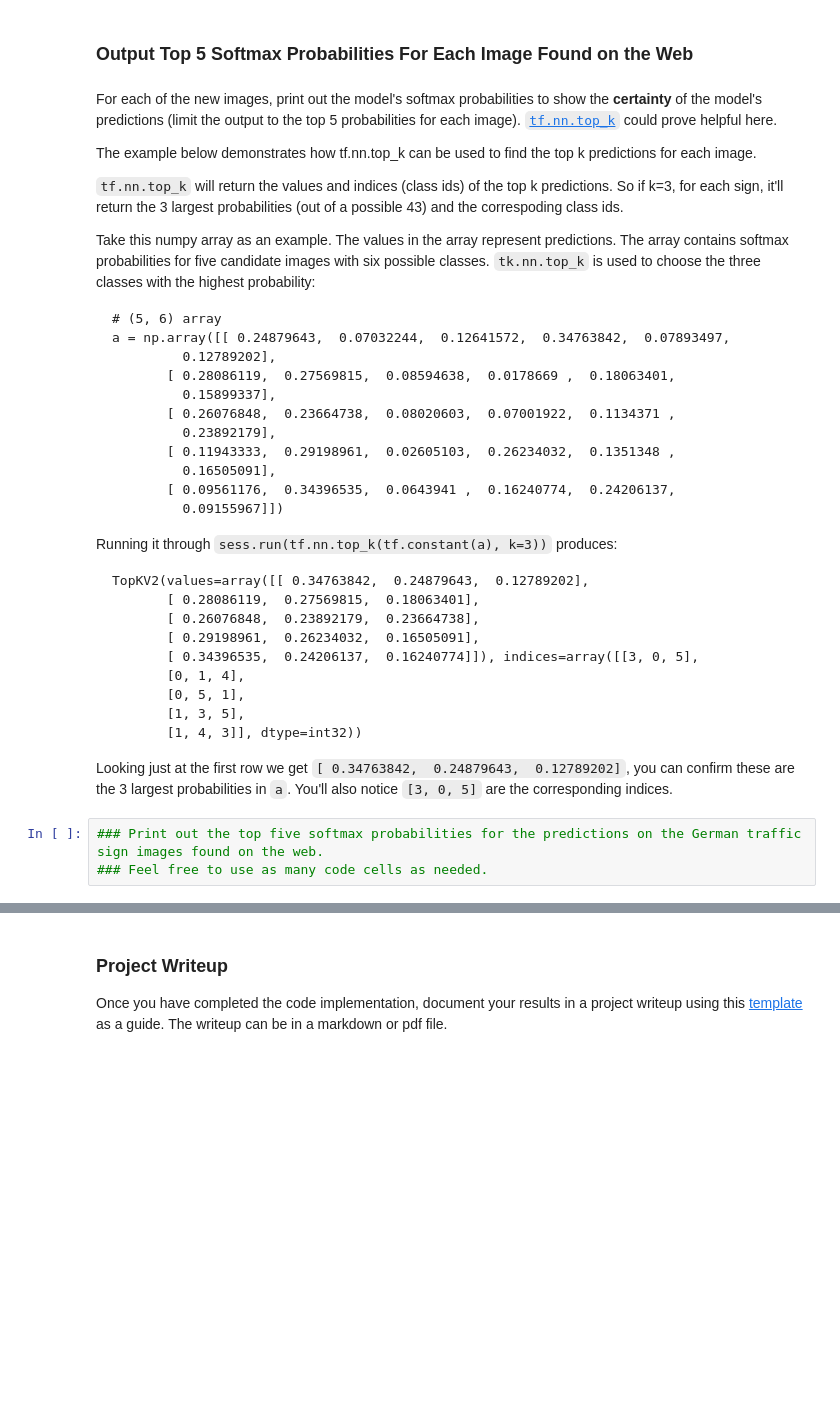
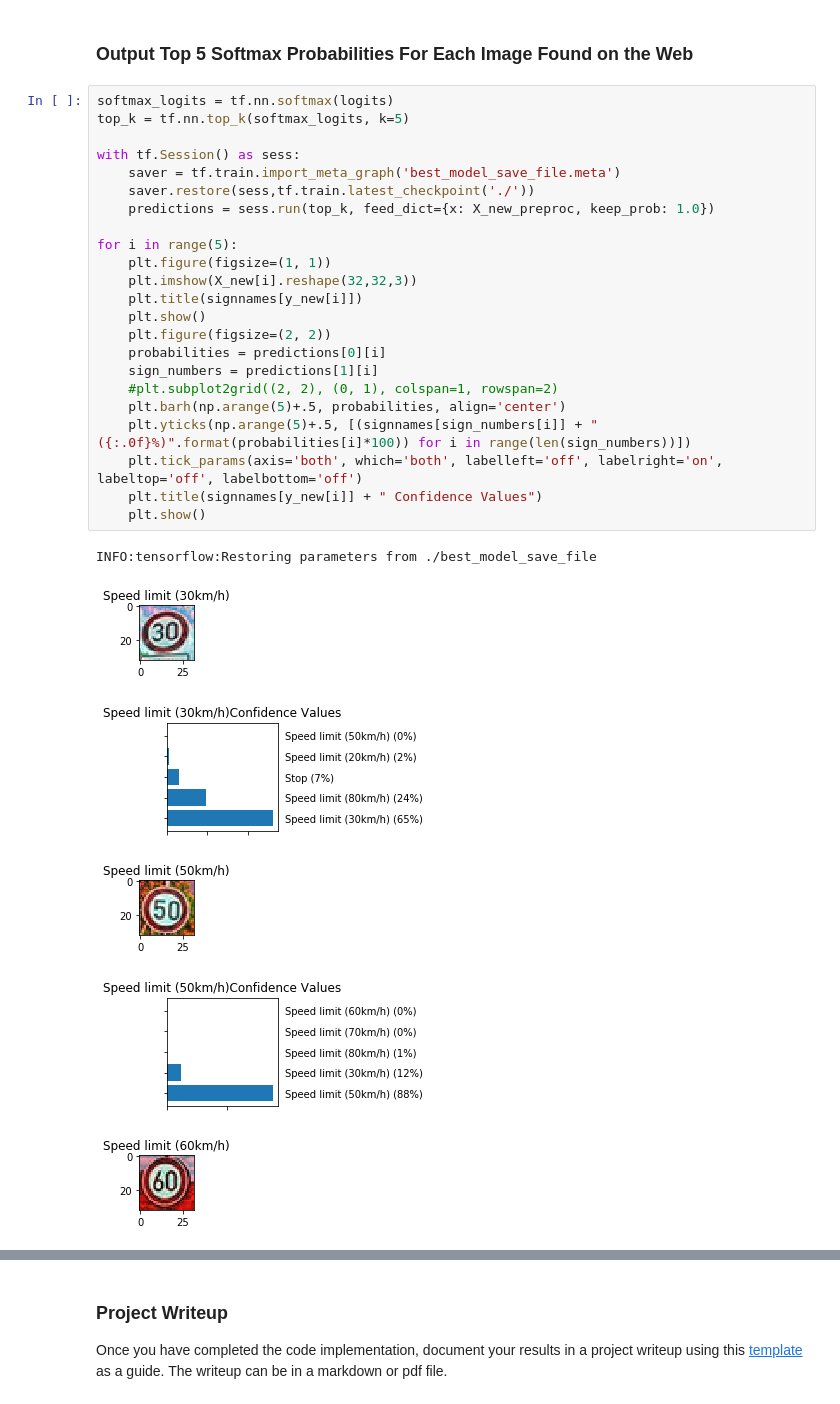
Before and after one commit to alexhagiopol/multiscale-CNN-classifier, a Jupyter notebook: Traffic_Sign_Classifier.ipynb, the cells around one changed output, grey strips where cells are left out. Cells and saved outputs as stored; diff of their text form; blank space fills up the shorter version.

````diff
--- a/Traffic_Sign_Classifier.ipynb
+++ b/Traffic_Sign_Classifier.ipynb
@@ -492,43 +495,32 @@ INFO:tensorflow:Restoring parameters from ./best_model_save_file
 # %% [markdown]
 ### Output Top 5 Softmax Probabilities For Each Image Found on the Web
-# %% [markdown]
-For each of the new images, print out the model's softmax probabilities to show the **certainty** of the model's predictions (limit the output to the top 5 probabilities for each image). [`tf.nn.top_k`](https://www.tensorflow.org/versions/r0.12/api_docs/python/nn.html#top_k) could prove helpful here.
-
-The example below demonstrates how tf.nn.top_k can be used to find the top k predictions for each image.
-
-`tf.nn.top_k` will return the values and indices (class ids) of the top k predictions. So if k=3, for each sign, it'll return the 3 largest probabilities (out of a possible 43) and the correspoding class ids.
-
-Take this numpy array as an example. The values in the array represent predictions. The array contains softmax probabilities for five candidate images with six possible classes. `tk.nn.top_k` is used to choose the three classes with the highest probability:
-
-```
-# (5, 6) array
-a = np.array([[ 0.24879643,  0.07032244,  0.12641572,  0.34763842,  0.07893497,
-         0.12789202],
-       [ 0.28086119,  0.27569815,  0.08594638,  0.0178669 ,  0.18063401,
-         0.15899337],
-       [ 0.26076848,  0.23664738,  0.08020603,  0.07001922,  0.1134371 ,
-         0.23892179],
-       [ 0.11943333,  0.29198961,  0.02605103,  0.26234032,  0.1351348 ,
-         0.16505091],
-       [ 0.09561176,  0.34396535,  0.0643941 ,  0.16240774,  0.24206137,
-         0.09155967]])
-```
-
-Running it through `sess.run(tf.nn.top_k(tf.constant(a), k=3))` produces:
-
-```
-TopKV2(values=array([[ 0.34763842,  0.24879643,  0.12789202],
-       [ 0.28086119,  0.27569815,  0.18063401],
-       [ 0.26076848,  0.23892179,  0.23664738],
-       [ 0.29198961,  0.26234032,  0.16505091],
-       [ 0.34396535,  0.24206137,  0.16240774]]), indices=array([[3, 0, 5],
-       [0, 1, 4],
-       [0, 5, 1],
-       [1, 3, 5],
-       [1, 4, 3]], dtype=int32))
-```
-
-Looking just at the first row we get `[ 0.34763842,  0.24879643,  0.12789202]`, you can confirm these are the 3 largest probabilities in `a`. You'll also notice `[3, 0, 5]` are the corresponding indices.
-# %%
-### Print out the top five softmax probabilities for the predictions on the German traffic sign images found on the web.
-### Feel free to use as many code cells as needed.
+# %%
+softmax_logits = tf.nn.softmax(logits)
+top_k = tf.nn.top_k(softmax_logits, k=5)
+
+with tf.Session() as sess:
+    saver = tf.train.import_meta_graph('best_model_save_file.meta')
+    saver.restore(sess,tf.train.latest_checkpoint('./'))
+    predictions = sess.run(top_k, feed_dict={x: X_new_preproc, keep_prob: 1.0})
+
+for i in range(5):
+    plt.figure(figsize=(1, 1))
+    plt.imshow(X_new[i].reshape(32,32,3))
+    plt.title(signnames[y_new[i]])
+    plt.show()
+    plt.figure(figsize=(2, 2))
+    probabilities = predictions[0][i]
+    sign_numbers = predictions[1][i]
+    #plt.subplot2grid((2, 2), (0, 1), colspan=1, rowspan=2)
+    plt.barh(np.arange(5)+.5, probabilities, align='center')
+    plt.yticks(np.arange(5)+.5, [(signnames[sign_numbers[i]] + " ({:.0f}%)".format(probabilities[i]*100)) for i in range(len(sign_numbers))])
+    plt.tick_params(axis='both', which='both', labelleft='off', labelright='on', labeltop='off', labelbottom='off')
+    plt.title(signnames[y_new[i]] + " Confidence Values")
+    plt.show()
+# %% [output]
+INFO:tensorflow:Restoring parameters from ./best_model_save_file
+[figure, added]
+[figure, added]
+[figure, added]
+[figure, added]
+[figure, added]
````
Also changed, not shown: parts of 4 cells of this notebook, 2 other files.
